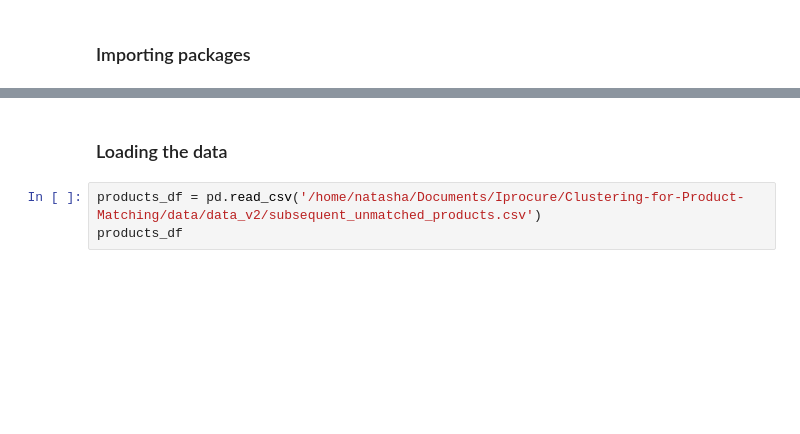
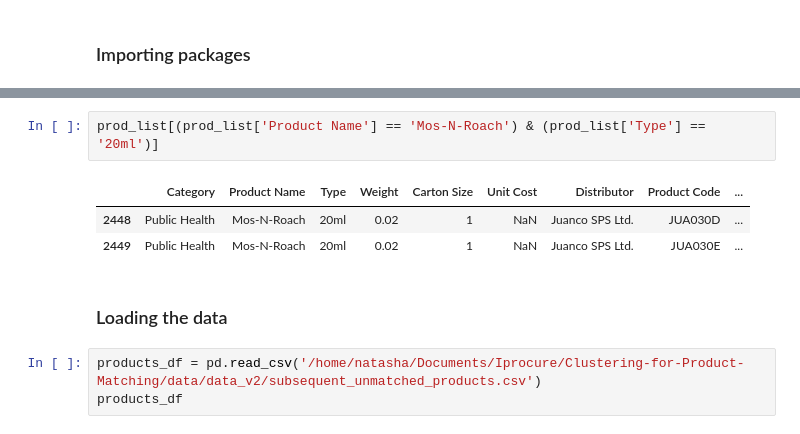
Before and after one commit to natbernard/Clustering-for-Product-Matching, a Jupyter notebook: models/model_v2/products_clustering.ipynb, the cells around one changed output, grey strips where cells are left out. Saved outputs shown, nothing was run; the diff lists cells and outputs as text; blank space fills up the shorter version.

```diff
--- a/models/model_v2/products_clustering.ipynb
+++ b/models/model_v2/products_clustering.ipynb
@@ -22,3 +47,9 @@ warnings.filterwarnings('ignore')
+# %%
+prod_list[(prod_list['Product Name'] == 'Mos-N-Roach') & (prod_list['Type'] == '20ml')]
+# %% [output]
+|  | Category | Product Name | Type | Weight | Carton Size | Unit Cost | Distributor | Product Code | ... |
+| 2448 | Public Health | Mos-N-Roach | 20ml | 0.02 | 1 | NaN | Juanco SPS Ltd. | JUA030D | ... |
+| 2449 | Public Health | Mos-N-Roach | 20ml | 0.02 | 1 | NaN | Juanco SPS Ltd. | JUA030E | ... |
 # %% [markdown]
 ### Loading the data
 # %%
```
Also changed, not shown: parts of 3 cells of this notebook.
